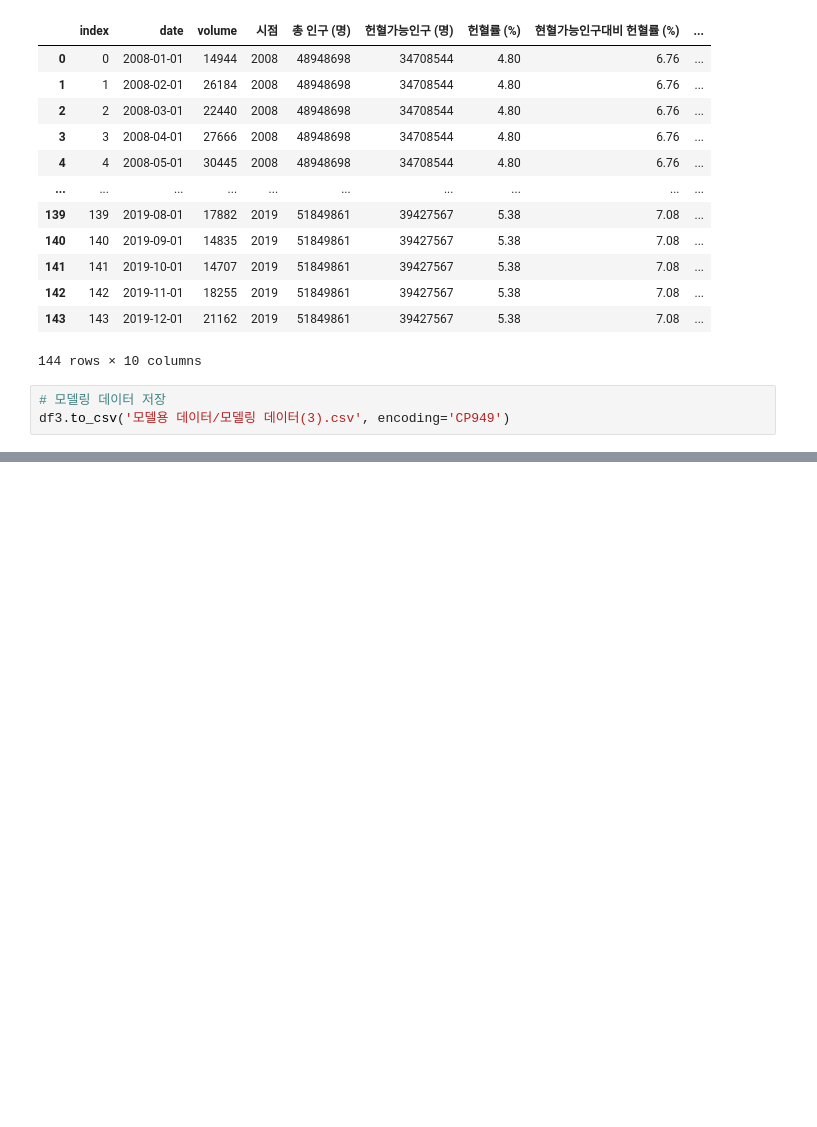
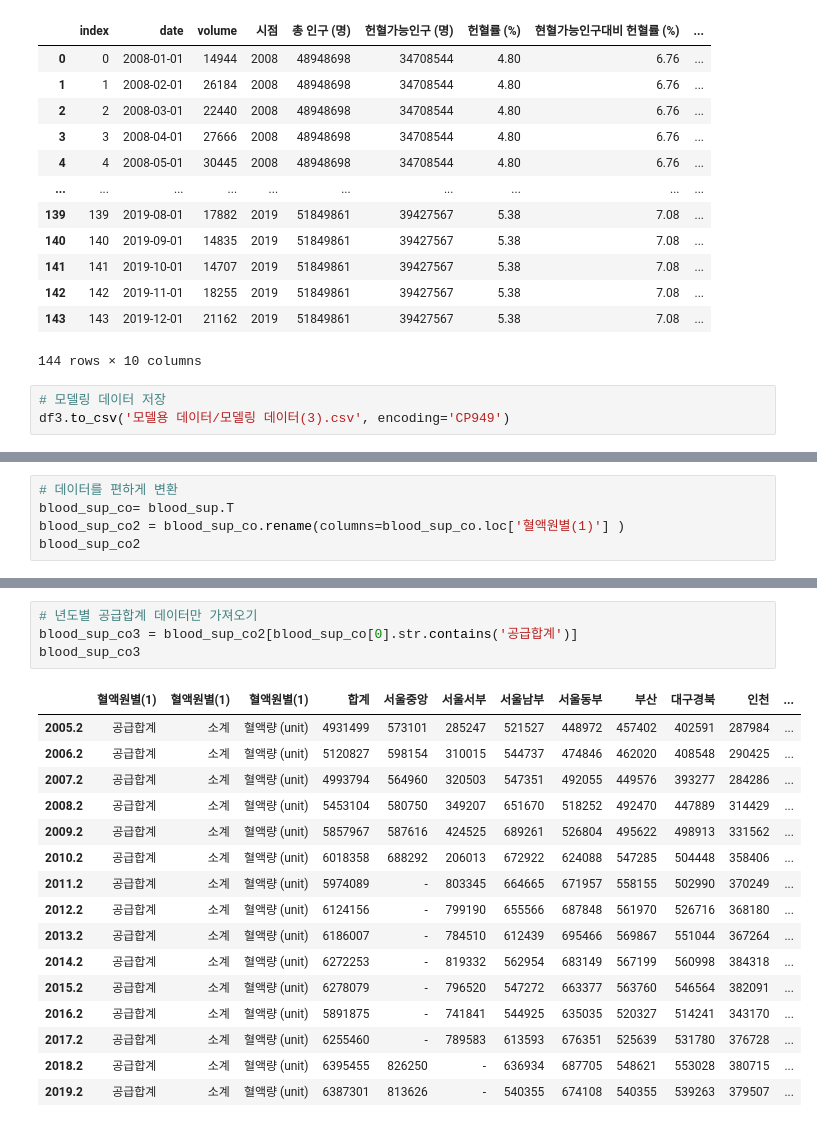
Before and after one commit to dch9610/BAB_Project, a Jupyter notebook: 모델링용 데이터 만들기.ipynb, the cells around one changed output, grey strips where cells are left out. Cells and saved outputs as stored; diff of their text form; blank space fills up the shorter version.

```diff
--- a/모델링용 데이터 만들기.ipynb
+++ b/모델링용 데이터 만들기.ipynb
@@ -541,0 +566,5 @@ df3.to_csv('모델용 데이터/모델링 데이터(3).csv', encoding='CP949')
+# %%
+# 데이터를 편하게 변환
+blood_sup_co= blood_sup.T
+blood_sup_co2 = blood_sup_co.rename(columns=blood_sup_co.loc['혈액원별(1)'] )
+blood_sup_co2
@@ -541,0 +585,21 @@ df3.to_csv('모델용 데이터/모델링 데이터(3).csv', encoding='CP949')
+# %%
+# 년도별 공급합계 데이터만 가져오기
+blood_sup_co3 = blood_sup_co2[blood_sup_co[0].str.contains('공급합계')]
+blood_sup_co3
+# %% [output]
+|  | 혈액원별(1) | 혈액원별(1) | 혈액원별(1) | 합계 | 서울중앙 | 서울서부 | 서울남부 | 서울동부 | 부산 | 대구경북 | 인천 | ... |
+| 2005.2 | 공급합계 | 소계 | 혈액량 (unit) | 4931499 | 573101 | 285247 | 521527 | 448972 | 457402 | 402591 | 287984 | ... |
+| 2006.2 | 공급합계 | 소계 | 혈액량 (unit) | 5120827 | 598154 | 310015 | 544737 | 474846 | 462020 | 408548 | 290425 | ... |
+| 2007.2 | 공급합계 | 소계 | 혈액량 (unit) | 4993794 | 564960 | 320503 | 547351 | 492055 | 449576 | 393277 | 284286 | ... |
+| 2008.2 | 공급합계 | 소계 | 혈액량 (unit) | 5453104 | 580750 | 349207 | 651670 | 518252 | 492470 | 447889 | 314429 | ... |
+| 2009.2 | 공급합계 | 소계 | 혈액량 (unit) | 5857967 | 587616 | 424525 | 689261 | 526804 | 495622 | 498913 | 331562 | ... |
+| 2010.2 | 공급합계 | 소계 | 혈액량 (unit) | 6018358 | 688292 | 206013 | 672922 | 624088 | 547285 | 504448 | 358406 | ... |
+| 2011.2 | 공급합계 | 소계 | 혈액량 (unit) | 5974089 | - | 803345 | 664665 | 671957 | 558155 | 502990 | 370249 | ... |
+| 2012.2 | 공급합계 | 소계 | 혈액량 (unit) | 6124156 | - | 799190 | 655566 | 687848 | 561970 | 526716 | 368180 | ... |
+| 2013.2 | 공급합계 | 소계 | 혈액량 (unit) | 6186007 | - | 784510 | 612439 | 695466 | 569867 | 551044 | 367264 | ... |
+| 2014.2 | 공급합계 | 소계 | 혈액량 (unit) | 6272253 | - | 819332 | 562954 | 683149 | 567199 | 560998 | 384318 | ... |
+| 2015.2 | 공급합계 | 소계 | 혈액량 (unit) | 6278079 | - | 796520 | 547272 | 663377 | 563760 | 546564 | 382091 | ... |
+| 2016.2 | 공급합계 | 소계 | 혈액량 (unit) | 5891875 | - | 741841 | 544925 | 635035 | 520327 | 514241 | 343170 | ... |
+| 2017.2 | 공급합계 | 소계 | 혈액량 (unit) | 6255460 | - | 789583 | 613593 | 676351 | 525639 | 531780 | 376728 | ... |
+| 2018.2 | 공급합계 | 소계 | 혈액량 (unit) | 6395455 | 826250 | - | 636934 | 687705 | 548621 | 553028 | 380715 | ... |
+| 2019.2 | 공급합계 | 소계 | 혈액량 (unit) | 6387301 | 813626 | - | 540355 | 674108 | 540355 | 539263 | 379507 | ... |
```
Also changed, not shown: parts of 13 cells of this notebook.
